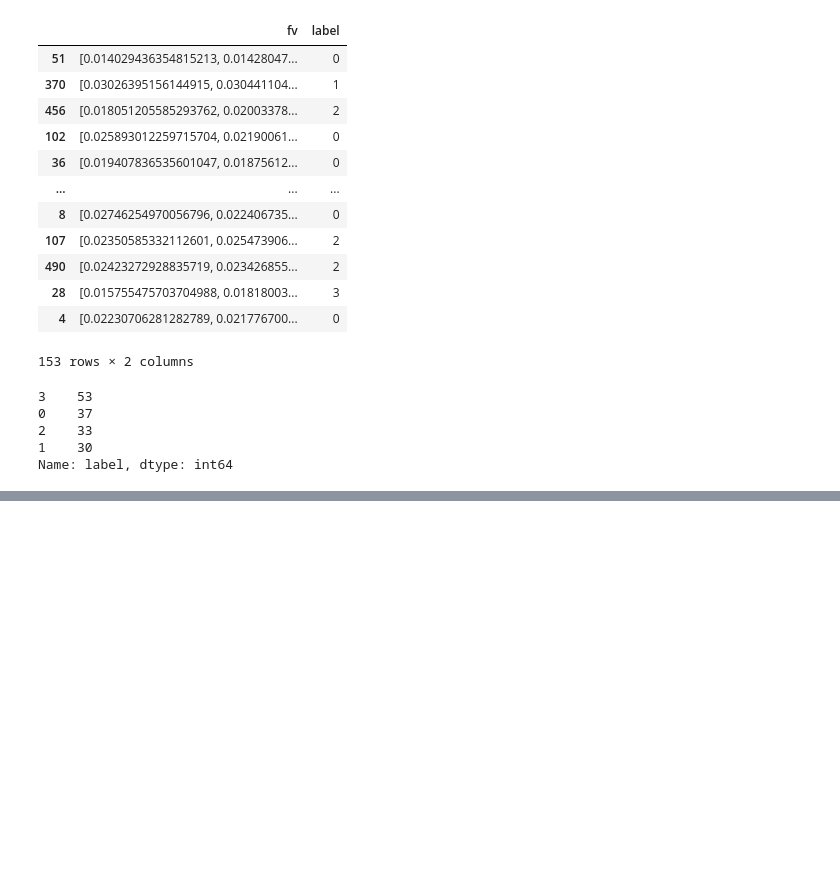
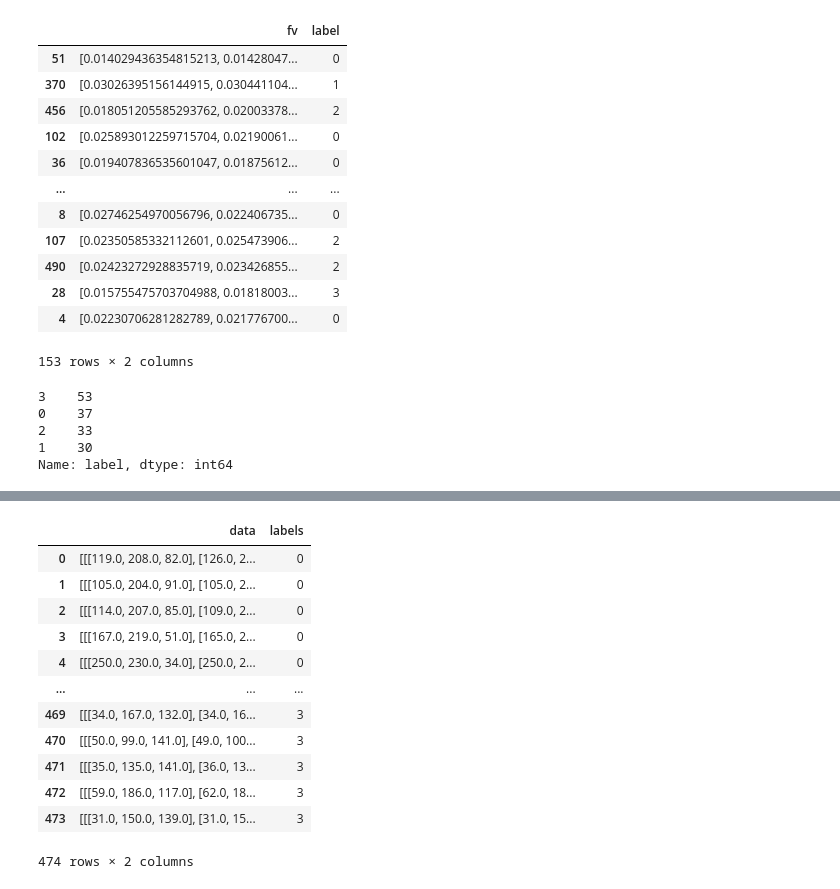
Before and after one commit to ChrisDryden/ECE496, a Jupyter notebook: data_processing.ipynb, the cells around one changed output, grey strips where cells are left out. Drawn from its saved outputs; the diff is of its cells as text; code cells hidden in the pictures; blank space fills up the shorter version.

```diff
--- a/data_processing.ipynb
+++ b/data_processing.ipynb
@@ -580,0 +688,18 @@ Name: label, dtype: int64
+# %%
+df = pd.DataFrame(list(zip(data, labels)),
+               columns =['data', 'labels'])
+df
+# %% [output]
+|  | data | labels |
+| 0 | [[[119.0, 208.0, 82.0], [126.0, 2... | 0 |
+| 1 | [[[105.0, 204.0, 91.0], [105.0, 2... | 0 |
+| 2 | [[[114.0, 207.0, 85.0], [109.0, 2... | 0 |
+| 3 | [[[167.0, 219.0, 51.0], [165.0, 2... | 0 |
+| 4 | [[[250.0, 230.0, 34.0], [250.0, 2... | 0 |
+| ... | ... | ... |
+| 469 | [[[34.0, 167.0, 132.0], [34.0, 16... | 3 |
+| 470 | [[[50.0, 99.0, 141.0], [49.0, 100... | 3 |
+| 471 | [[[35.0, 135.0, 141.0], [36.0, 13... | 3 |
+| 472 | [[[59.0, 186.0, 117.0], [62.0, 18... | 3 |
+| 473 | [[[31.0, 150.0, 139.0], [31.0, 15... | 3 |
+474 rows × 2 columns
```
Also changed, not shown: parts of 11 cells of this notebook.
